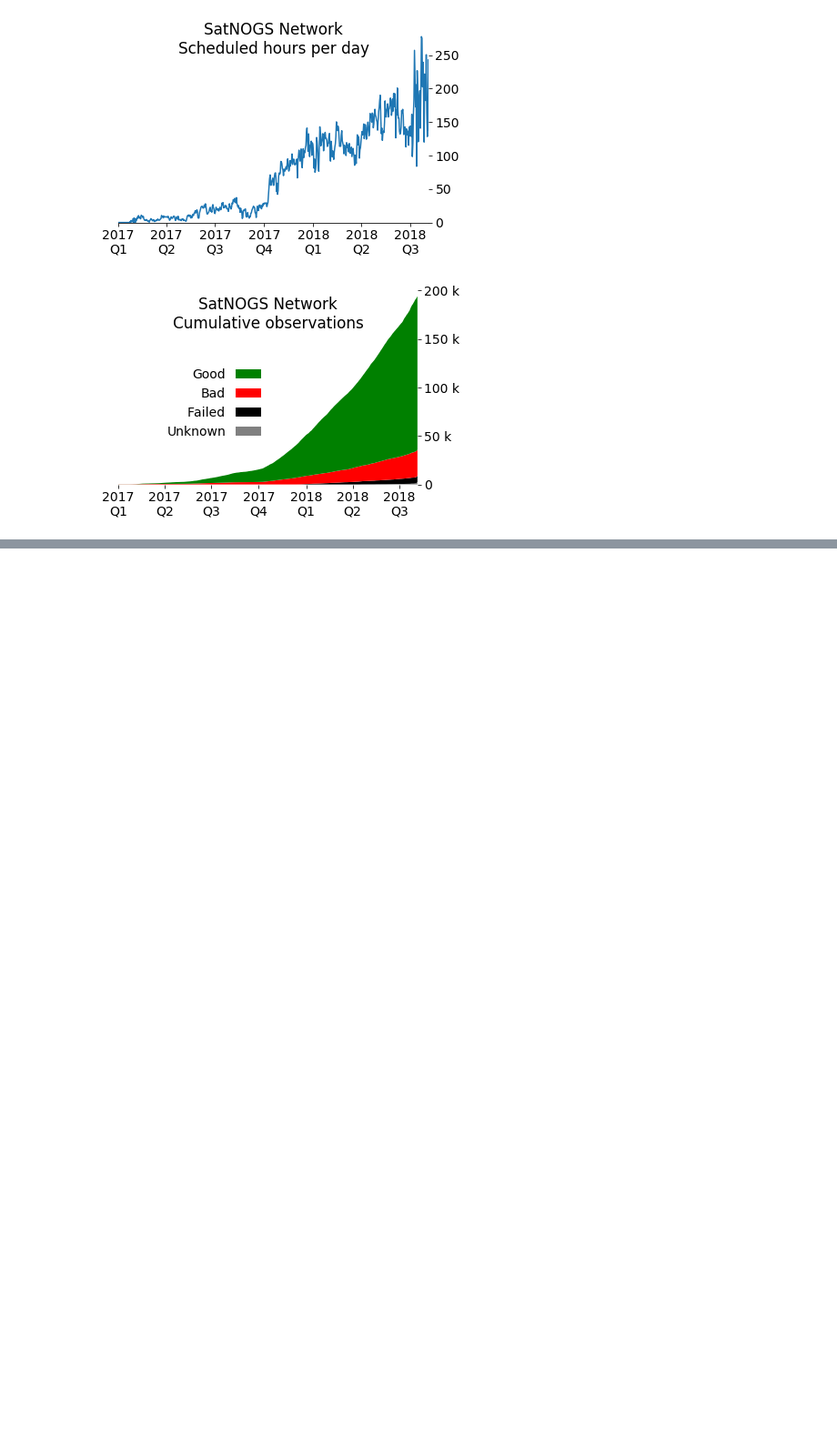
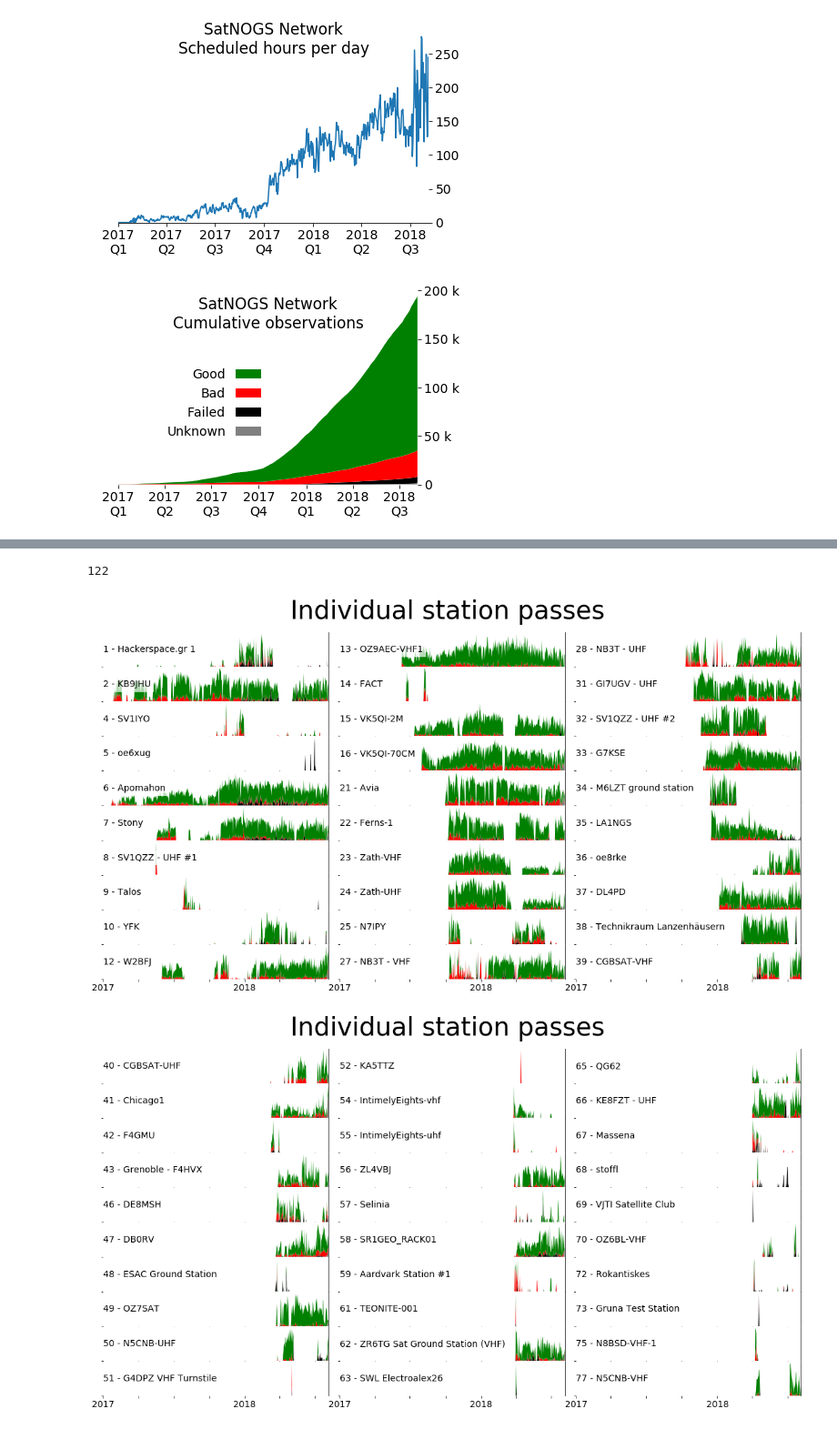
Before and after one commit to wiredlab/scheduling-bazaar, a Jupyter notebook: notebooks/observations-status.ipynb, the cells around one changed output, grey strips where cells are left out. Shown: that part at 91% size. Drawn from its saved outputs; the diff is of its cells as text; code cells hidden in the pictures; blank space fills up the shorter version.

```diff
--- a/notebooks/observations-status.ipynb
+++ b/notebooks/observations-status.ipynb
@@ -343,20 +423,0 @@ def plot_status(total, good, bad, failed, unknown, duration, actives):
-# %%
-for gs in gstree:
-    results = analyze_tree(gstree[gs])
-    for i in gstree[gs]:
-        gsname = i.data['station_name']
-        break
-
-    total, good, bad, failed, unknown, duration, actives = results
-    fig, ax = plt.subplots(figsize=(8, 4.5))
-    access = np.fromiter((d.total_seconds() for d in duration), np.float, len(duration))
-    ax.plot(days, access/(60*60))
-    ax.set_title(gsname)
-    ax.xaxis.set_major_locator(mpl.dates.MonthLocator(bymonth=(1, 4, 7, 10)))
-    ax.xaxis.set_major_formatter(mpl.ticker.FuncFormatter(quarter_formatter))
-
-    labels = ax.get_xticklabels()
-    plt.setp(labels, rotation=0, ha='center', va='top',)
-#
-    #break
-    #plot_status(*results)
@@ -376,0 +424,39 @@ for gs in gstree:
+# %%
+
+nrows = 10
+ncols = 3
+nsubplots = nrows * ncols
+
+fig = None
+for i, gsid in enumerate(sorted(gstree)):
+    if (i % nsubplots) == 0:
+        if fig:
+            fig.tight_layout()
+            fig.subplots_adjust(hspace=0.01, wspace=0.05, top=0.9)
+            fig.suptitle('Individual station passes', fontsize=40)
+            fig.savefig('stations-%i' % ((i-1)//nsubplots))
+        fig, axs = plt.subplots(nrows, ncols, figsize=(16, 9), sharex=True)
+
+    gs = gstree[gsid]
+
+    ax = axs.T.flat[i % nsubplots]
+    t = ax.set_title(
+        '%i - %s' % (gs.id, gs.gsname),
+        va='top',
+        pad=-20,
+        loc='left',
+        fontsize='medium',
+    )
+    t.set_bbox(dict(facecolor='white', edgecolor='white', alpha=0.7))
+
+    plot_status(gs, ax)
+
+    #break
+plt.tight_layout()
+fig.subplots_adjust(hspace=0.01, wspace=0.05, top=0.9)
+fig.suptitle('Individual station passes', fontsize=40)
+i
+# %% [output]
+122
+[figure, added]
+[figure, added]
```
Also changed, not shown: parts of 12 cells of this notebook.
